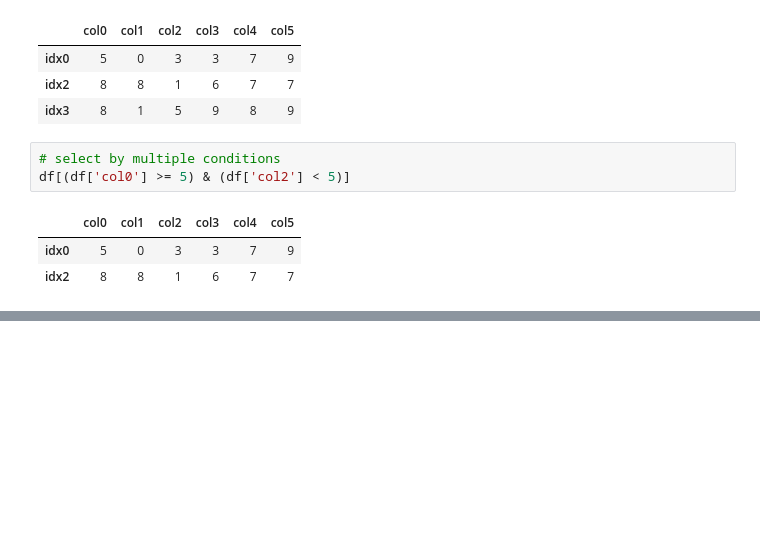
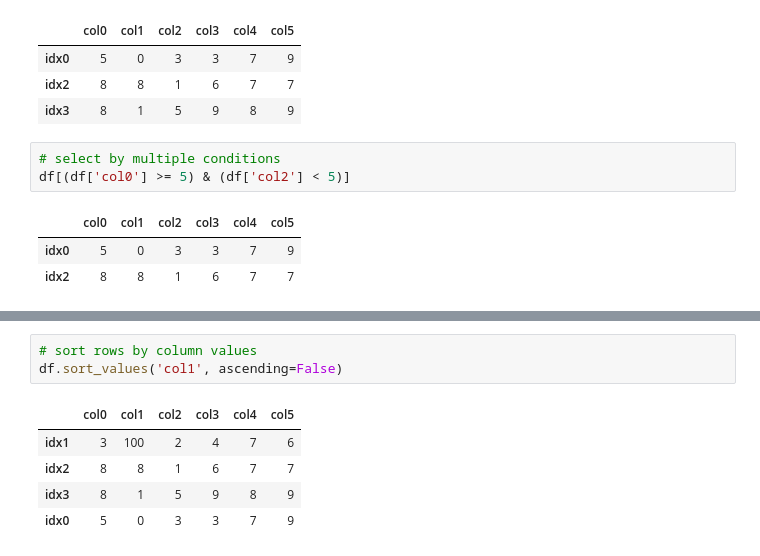
Before and after one commit to hc-sun/python-data-science, a Jupyter notebook: pandas.ipynb, the cells around one changed output, grey strips where cells are left out. Cells and saved outputs as stored; diff of their text form; blank space fills up the shorter version.

```diff
--- a/pandas.ipynb
+++ b/pandas.ipynb
@@ -208,0 +216,9 @@ df[(df['col0'] >= 5) & (df['col2'] < 5)]
+# %%
+# sort rows by column values
+df.sort_values('col1', ascending=False)
+# %% [output]
+|  | col0 | col1 | col2 | col3 | col4 | col5 |
+| idx1 | 3 | 100 | 2 | 4 | 7 | 6 |
+| idx2 | 8 | 8 | 1 | 6 | 7 | 7 |
+| idx3 | 8 | 1 | 5 | 9 | 8 | 9 |
+| idx0 | 5 | 0 | 3 | 3 | 7 | 9 |
```
Also changed, not shown: parts of 3 cells of this notebook.
